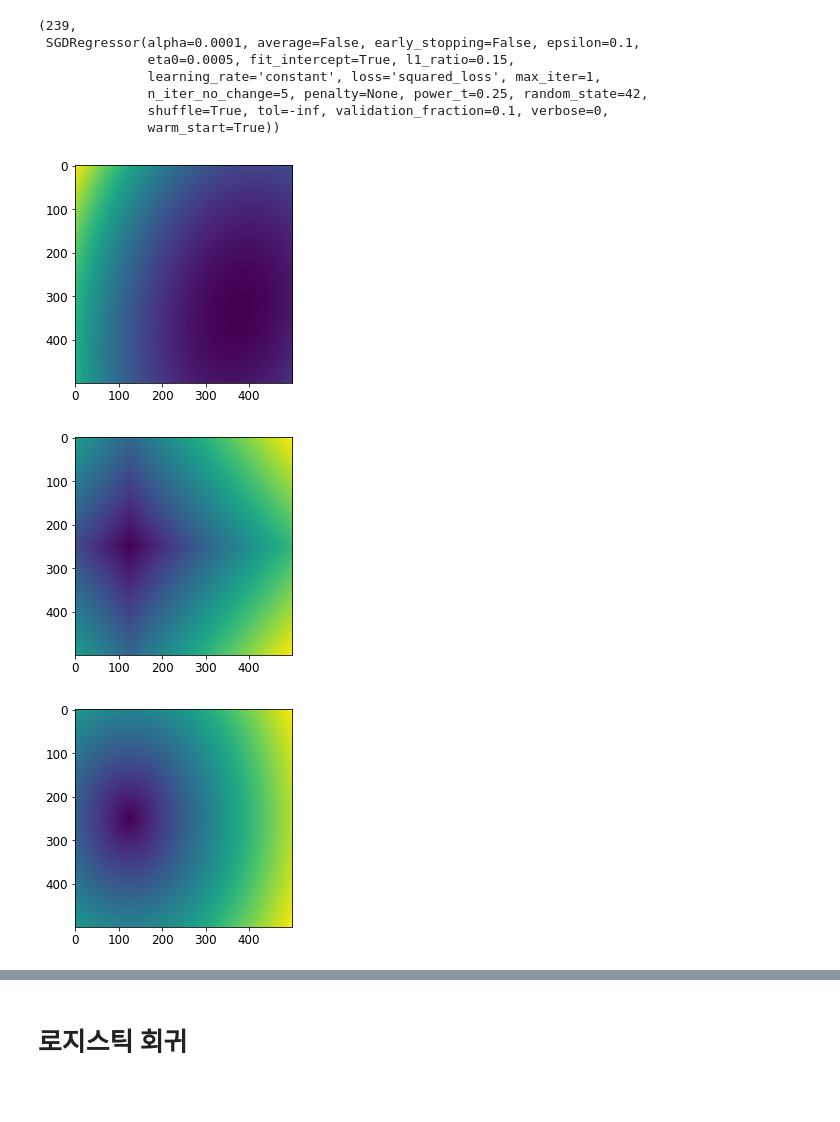
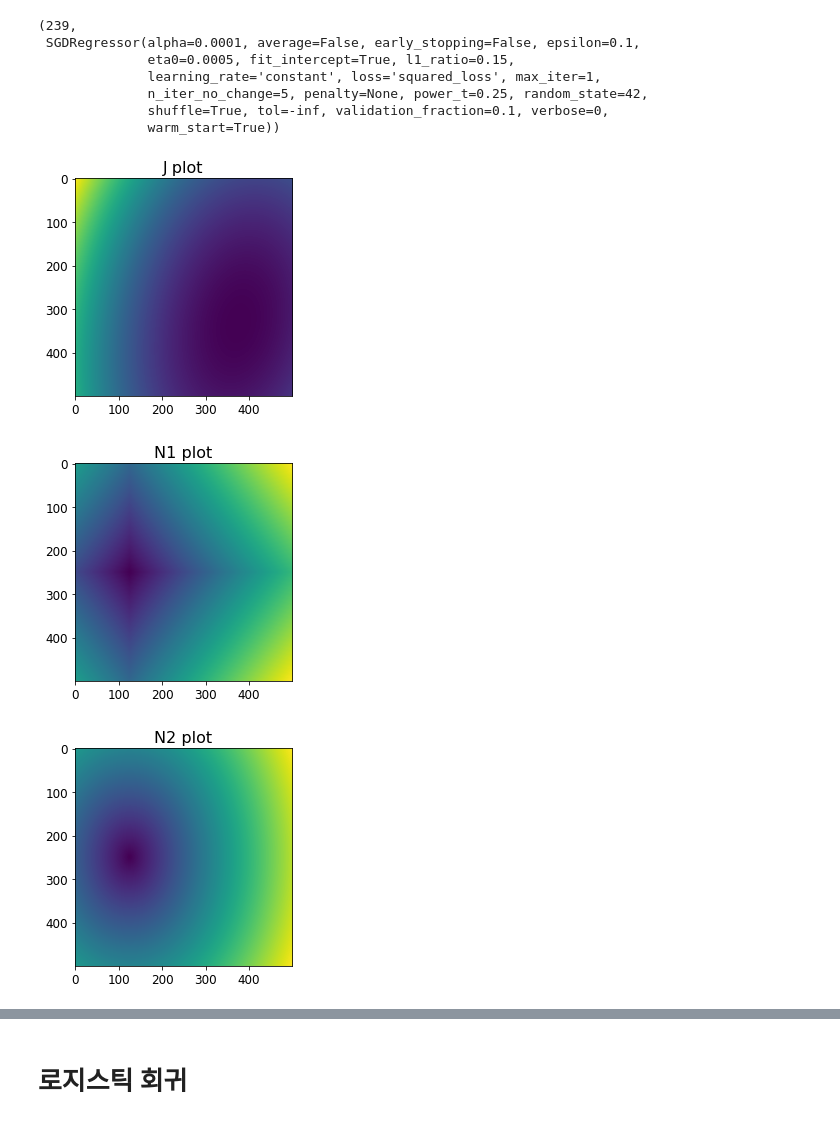
Before and after one commit to ahn19/handson-ml2, a Jupyter notebook: 04_training_linear_models.ipynb, the cells around one changed output, grey strips where cells are left out. Saved outputs shown, nothing was run; the diff lists cells and outputs as text; code cells hidden in the pictures; blank space fills up the shorter version.

```diff
--- a/04_training_linear_models.ipynb
+++ b/04_training_linear_models.ipynb
@@ -668,36 +668,39 @@ a7 = (T.dot(Xr.T) - yr.T)**2
 a8 = np.sum((T.dot(Xr.T) - yr.T)**2, axis=1)
 a9 = np.sum((T.dot(Xr.T) - yr.T)**2, axis=1).reshape(t1.shape)
 
 J = (1/len(Xr) * np.sum((T.dot(Xr.T) - yr.T)**2, axis=1)).reshape(t1.shape)
 # J=500x500사이즈. J는 아래로 볼록한 bowl의 일부형상을 비추는 꼴인데, (333,374)지점이 가장 아래지점이고 그 주변이 밑바닥이고
 # J의 왼쪽 위가 bowl의 가장자리이고 여기값이 가장 큰값(14.0)이다.
+plt.title("J plot", fontsize=16)
 plt.imshow(J)
 plt.show()
 
 a10 = np.linalg.norm(T, ord=1, axis=1)
 # T=250000x2사이즈. T의 각 행별로 1st norm을 구한다. 1열의 절대값+2열의 절대값
 a11 = np.linalg.norm(T, ord=2, axis=1)
 # T=250000x2사이즈. T의 각 행별로 2nd norm을 구한다. sqrt( (1열값)**2 + (2열값)**2 )
 N1 = np.linalg.norm(T, ord=1, axis=1).reshape(t1.shape)
 N2 = np.linalg.norm(T, ord=2, axis=1).reshape(t1.shape)
 # N1=500x500사이즈. N1은 약 (250,120) 지점의 값이 가장 작고,  이 지점을 중심으로 정사각형 형태의 등고선이 주변으로 퍼져 나간다.
 # 오른쪽윗점과 오른쪽아래점이 가장 큰 값이다.
 # N2=500x500사이즈. N2도 약 (250,120) 지점의 값이 가장 작고,  이 지점을 중심으로 원 형태의 등고선이 주변으로 퍼져 나간다.
 # 오른쪽윗점과 오른쪽아래점이 가장 큰 값이다.
+plt.title("N1 plot", fontsize=16)
 plt.imshow(N1)
 plt.show()
+plt.title("N2 plot", fontsize=16)
 plt.imshow(N2)
 plt.show()
 
 a12 = np.argmin(J)
 a13 = J.shape
 t_min_idx = np.unravel_index(np.argmin(J), J.shape)
 t1_min, t2_min = t1[t_min_idx], t2[t_min_idx]
 t_init = np.array([[0.25], [-1]])
 # %% [output]
-[figure, old version]
+[figure, new version]
-[figure, old version]
+[figure, new version]
-[figure, old version]
+[figure, new version]
 # %%
 def bgd_path(theta, X, y, l1, l2, core = 1, eta = 0.05, n_iterations = 200):
     path = [theta]
```
Also changed, not shown: parts of 1 cell of this notebook.
